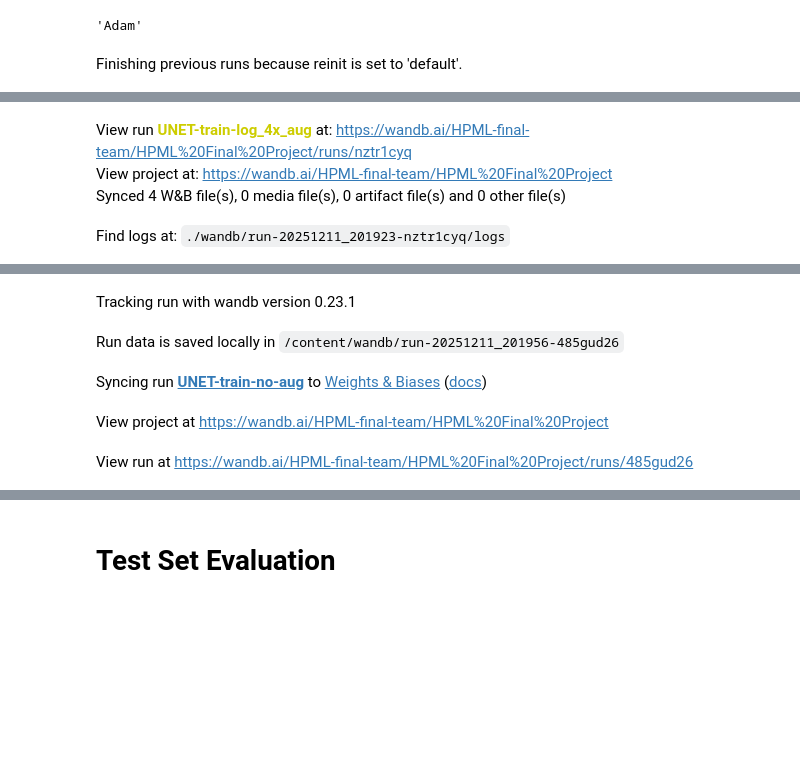
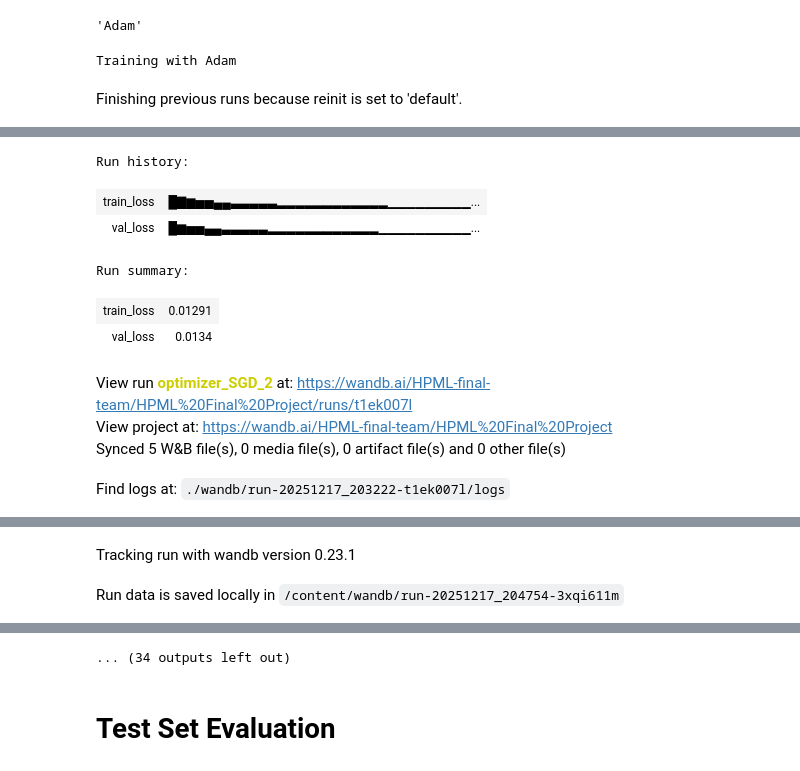
Before and after one commit to JackieLee23/HPML-Final-Project, a Jupyter notebook: density_to_phase_grad.ipynb, the cells around one changed output, grey strips where cells are left out. Cells and saved outputs as stored; diff of their text form; code cells hidden in the pictures; blank space fills up the shorter version.

Commit message:
Added different optimizers

```diff
--- a/density_to_phase_grad.ipynb
+++ b/density_to_phase_grad.ipynb
@@ -283,7 +283,10 @@ class UNet(nn.Module):
 
         x = x_stages.pop()
         for up in self.ups:
-            x = up(x, x_stages.pop())
+            x_popped = x_stages.pop()
+            if self.verbose:
+                print(f"Up stage shape 1: {x.shape}, popped {x_popped.shape}")
+            x = up(x, x_popped)
             if self.verbose:
                 print(f"Up stage shape: {x.shape}")
 
@@ -392,45 +395,57 @@ optim.Adam.__name__
 # %%
 #Custom Loss function
 #Ignores losses for masked out regions (mask = 1), as these are
 #Low density regions and we don't care whether we get them right or not
 
 def mse_with_mask(outputs, targets, masks, keep_first_dim = False):
     if keep_first_dim:
         return torch.mean(((outputs-targets)**2)*(1-masks), dim = (-1, -2, -3))
     else:
         return torch.mean(((outputs-targets)**2)*(1-masks))
 
 lr = 1e-3
 channels = [1, 8, 16, 32, 64, 128, 256, 512]
-n_epochs = 30
-optimizer_arr = [optim.Adam, optim.SGD, optim.AdamW]
-for optimizer in optimizer_arr:
+n_epochs = 50
+optimizer_arr = ["Adam", "AdamW", "SGD"]
+for optimizer_name in optimizer_arr:
+    print(f"Training with {optimizer_name}")
     run = wandb.init(
-        name = "UNET-optimizer_experiment",
+        name = f"optimizer_{optimizer_name}_3",
         entity=entity,
 
         project=project,
 
         config={
             "learning_rate": lr,
             "epochs": n_epochs,
             "channels": channels,
-            "optimizer": optimizer.__name__,
+            "optimizer": optimizer_name,
         },
     )
 
-    unet_8 = UNet(channels = [1, 8, 16, 32, 64, 128, 256, 512], out_channels = 2)
+    unet_8 = UNet(channels = channels, out_channels = 2)
+    if optimizer_name == "Adam":
+        optimizer = optim.Adam(unet_8.parameters(), lr=lr)
+    elif optimizer_name == "AdamW":
+        optimizer = optim.AdamW(unet_8.parameters(), lr=lr)
+    elif optimizer_name == "SGD":
+        optimizer = optim.SGD(unet_8.parameters(), lr=lr)
+
     train_model(train_loader, unet_8, mse_with_mask, optimizer, epochs=n_epochs, device=device, run = run)
 # %% [output]
+Training with Adam
 Finishing previous runs because reinit is set to 'default'.
 [interactive output not drawn]
+Run history:
+| train_loss | █▇▆▅▅▄▄▃▃▃▃▃▂▂▂▂▂▂▂▂▂▂▂▂▁▁▁▁▁▁▁▁▁... |
+| val_loss | █▆▅▅▄▄▃▃▃▃▃▂▂▂▂▂▂▂▂▂▂▂▂▁▁▁▁▁▁▁▁▁▁... |
+Run summary:
+| train_loss | 0.01291 |
+| val_loss | 0.0134 |
-View run UNET-train-log_4x_aug at: https://wandb.ai/HPML-final-team/HPML%20Final%20Project/runs/nztr1cyq
+View run optimizer_SGD_2 at: https://wandb.ai/HPML-final-team/HPML%20Final%20Project/runs/t1ek007l
 View project at: https://wandb.ai/HPML-final-team/HPML%20Final%20Project
-Synced 4 W&B file(s), 0 media file(s), 0 artifact file(s) and 0 other file(s)
+Synced 5 W&B file(s), 0 media file(s), 0 artifact file(s) and 0 other file(s)
-Find logs at: ./wandb/run-20251211_201923-nztr1cyq/logs
+Find logs at: ./wandb/run-20251217_203222-t1ek007l/logs
 [interactive output not drawn]
 Tracking run with wandb version 0.23.1
-Run data is saved locally in /content/wandb/run-20251211_201956-485gud26
+Run data is saved locally in /content/wandb/run-20251217_204754-3xqi611m
-Syncing run UNET-train-no-aug to Weights & Biases (docs)
-View project at https://wandb.ai/HPML-final-team/HPML%20Final%20Project
-View run at https://wandb.ai/HPML-final-team/HPML%20Final%20Project/runs/485gud26
@@ -454,3 +452,4 @@ Epoch 30 Train Loss: 0.0010359035980414659, Val Loss: 0.0010624784044921398
+... (34 outputs left out)
 # %% [markdown]
 # Test Set Evaluation
 # %%
```
Also changed, not shown: parts of 6 cells of this notebook.
